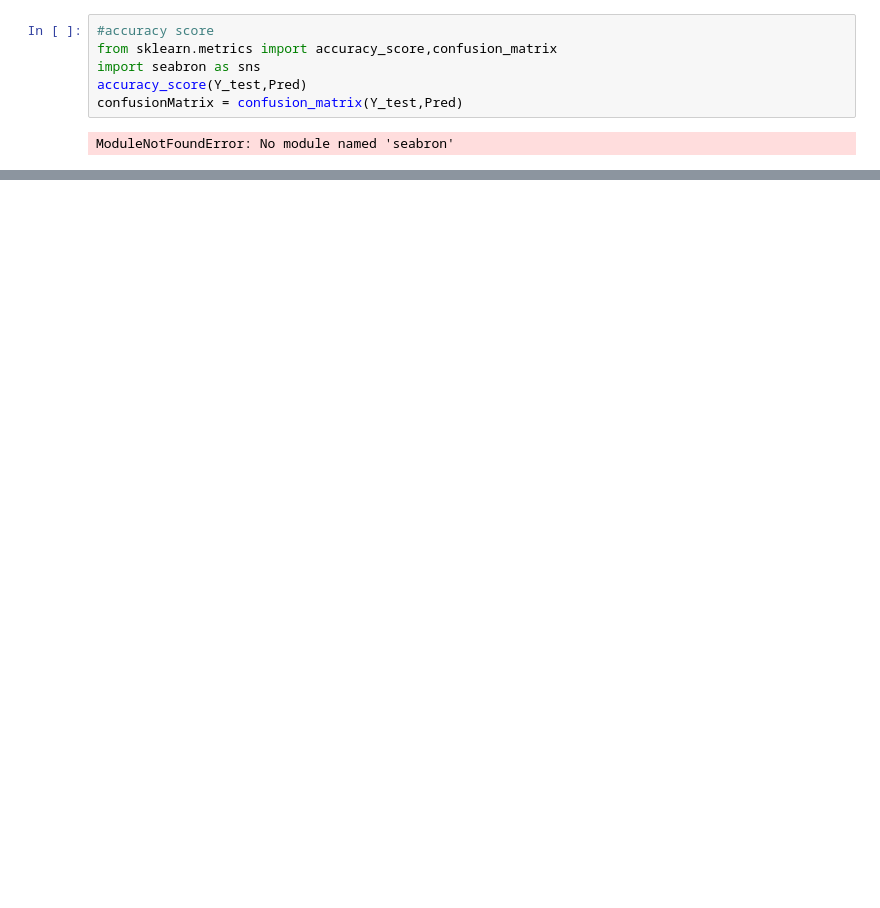
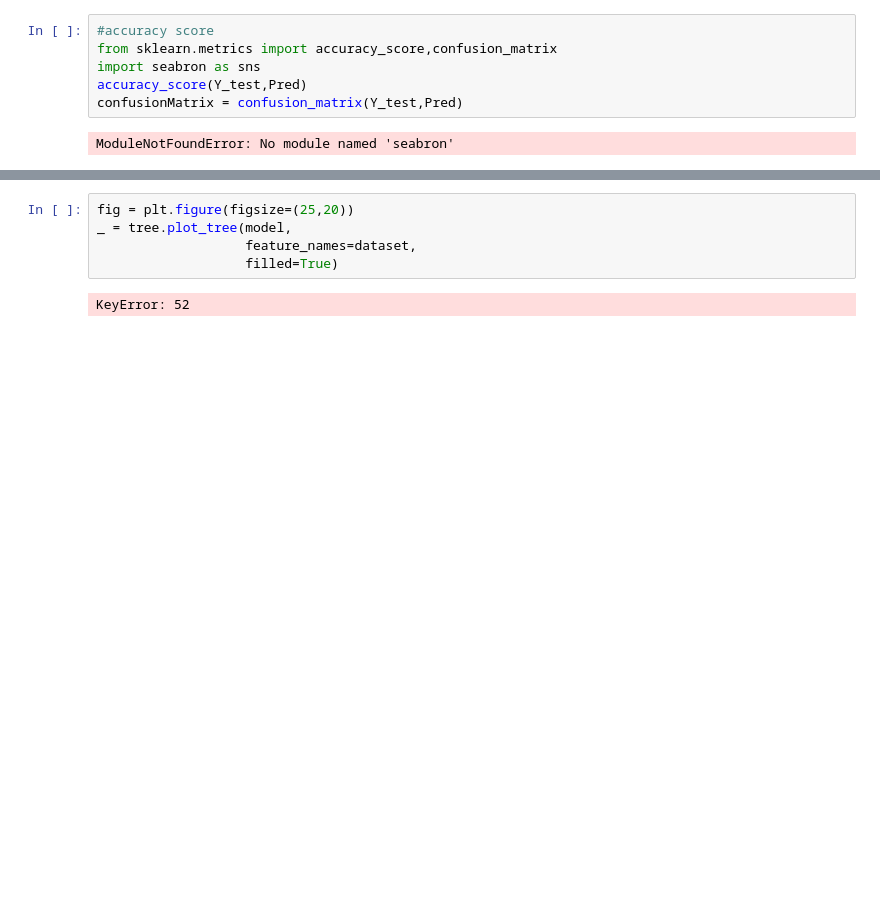
Before and after one commit to Dilini-457/ML-CW, a Jupyter notebook: spambase/ML CW-Decision tree.ipynb, the cells around one changed output, grey strips where cells are left out. Saved outputs shown, nothing was run; the diff lists cells and outputs as text; blank space fills up the shorter version.

```diff
--- a/spambase/ML CW-Decision tree.ipynb
+++ b/spambase/ML CW-Decision tree.ipynb
@@ -220,0 +256,8 @@ ModuleNotFoundError: No module named 'seabron'
+# %%
+fig = plt.figure(figsize=(25,20))
+_ = tree.plot_tree(model,
+                   feature_names=dataset,
+                   filled=True)
+# %% [output]
+KeyError: 52
+[figure, added]
```
Also changed, not shown: parts of 9 cells of this notebook.
